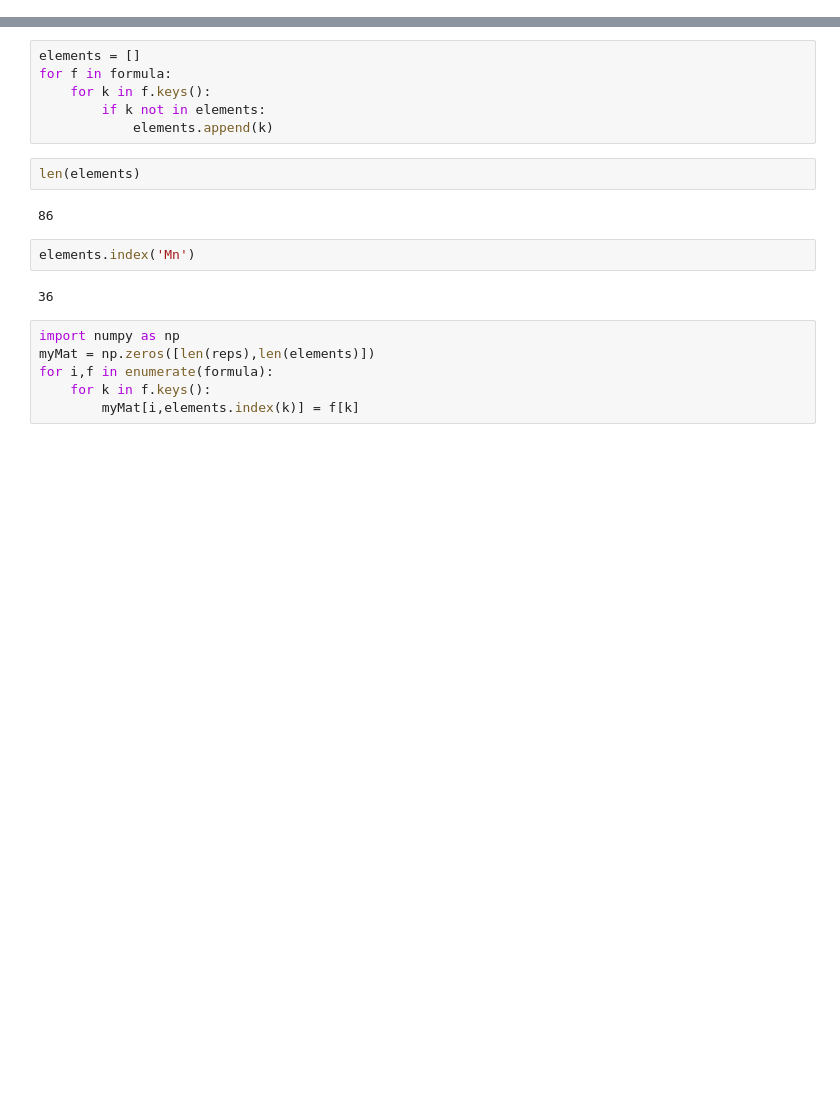
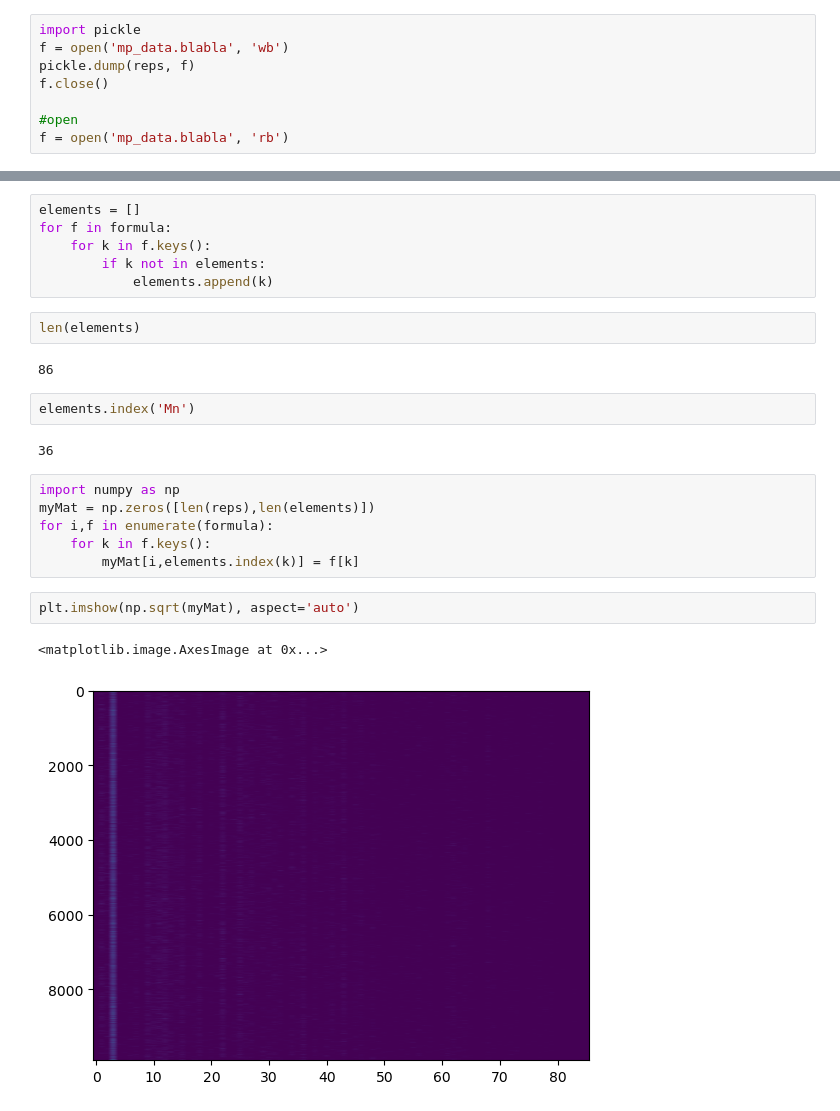
Before and after one commit to helgestein/CH0103, a Jupyter notebook: last_lecture_api_nn.ipynb, the cells around one changed output, grey strips where cells are left out. Drawn from its saved outputs; the diff is of its cells as text; blank space fills up the shorter version.

```diff
--- a/last_lecture_api_nn.ipynb
+++ b/last_lecture_api_nn.ipynb
@@ -89,0 +67,8 @@ response.json()['data']
+# %%
+import pickle
+f = open('mp_data.blabla', 'wb')
+pickle.dump(reps, f)
+f.close()
+
+#open
+f = open('mp_data.blabla', 'rb')
@@ -113,6 +103,11 @@ myMat = np.zeros([len(reps),len(elements)])
 for i,f in enumerate(formula):
     for k in f.keys():
         myMat[i,elements.index(k)] = f[k]
+# %%
+plt.imshow(np.sqrt(myMat), aspect='auto')
+# %% [output]
+<matplotlib.image.AxesImage at 0x...>
+[figure, added]
 # %%
 import matplotlib.pyplot as plt
 
```
Also changed, not shown: parts of 31 cells of this notebook.
